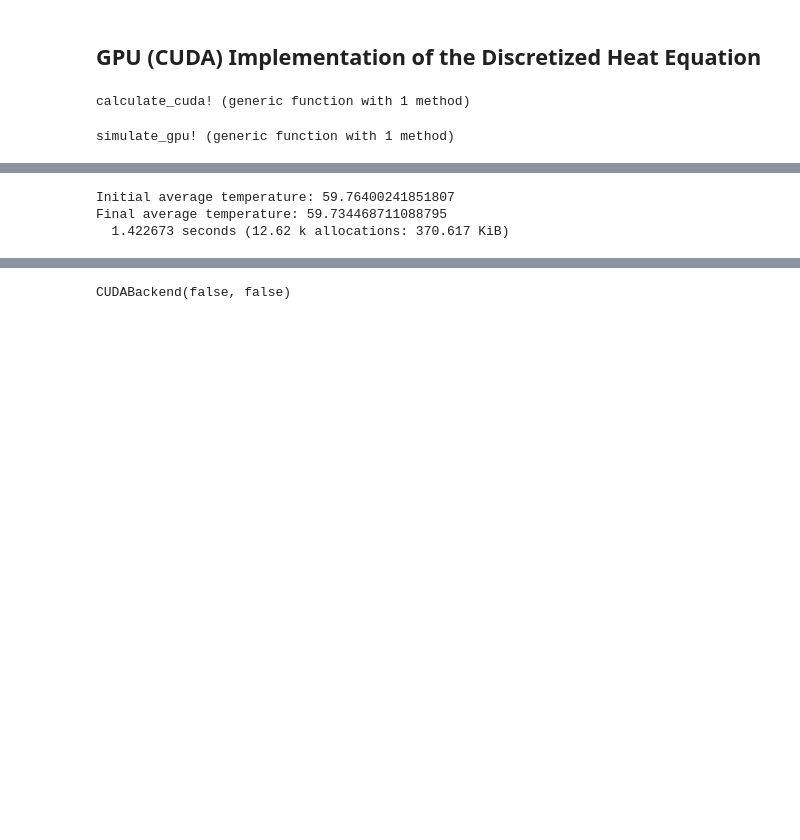
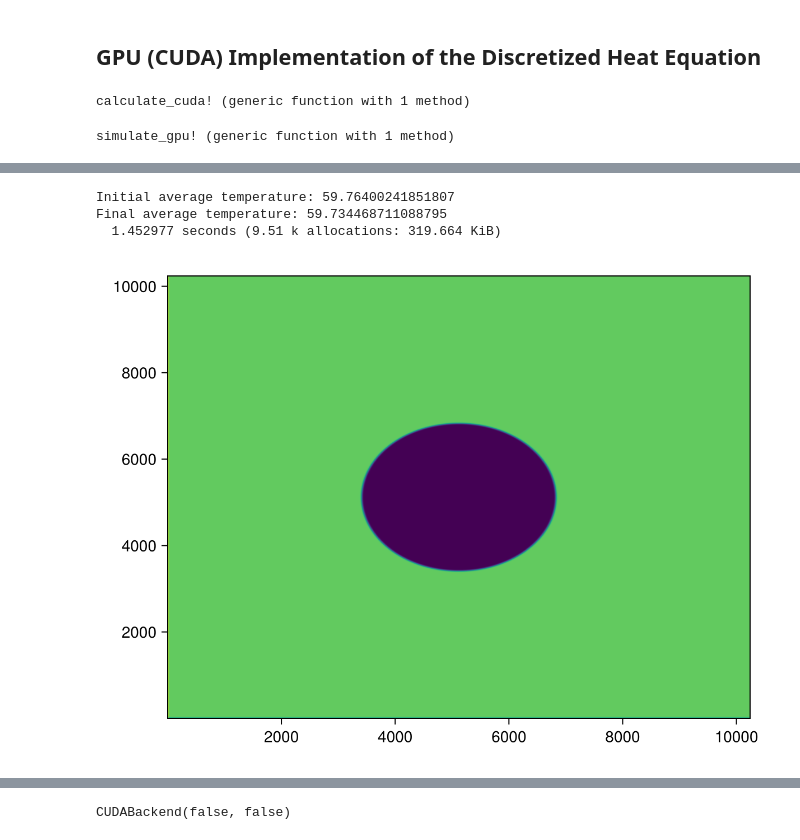
Before and after one commit to JuliaParallel/julia-hpc-tutorial-sc24, a Jupyter notebook: parts/gpu/stencil.ipynb, the cells around one changed output, grey strips where cells are left out. Drawn from its saved outputs; the diff is of its cells as text; code cells hidden in the pictures; blank space fills up the shorter version.

```diff
--- a/parts/gpu/stencil.ipynb
+++ b/parts/gpu/stencil.ipynb
@@ -342,8 +344,7 @@ end
 # %% [output]
 calculate_cuda! (generic function with 1 method)
 # %%
-function simulate_gpu!(curr::Field, prev::Field, nsteps)
-
+function simulate_gpu!(curr::Field, prev::Field, nsteps::Integer)
     println("Initial average temperature: $(average_temperature(curr))")
 
     # Diffusion constant
@@ -369,7 +370,6 @@ function simulate_gpu!(curr::Field, prev::Field, nsteps)
         next!(p)
     end
 
-    # print final average temperature
     println("Final average temperature: $(average_temperature(curr))")
 end
 # %% [output]
@@ -382,7 +384,10 @@ curr, prev = initialize(nx, ny, CuArray)
 # %%
 # simulate temperature evolution for nsteps
 @time simulate_gpu!(curr, prev, nsteps)
+
+show_heatmap(curr)
 # %% [output]
 Initial average temperature: 59.76400241851807
 Final average temperature: 59.734468711088795
-  1.422673 seconds (12.62 k allocations: 370.617 KiB)
+  1.452977 seconds (9.51 k allocations: 319.664 KiB)
+[figure, added]
```
Also changed, not shown: parts of 29 cells of this notebook, 2 other files.
